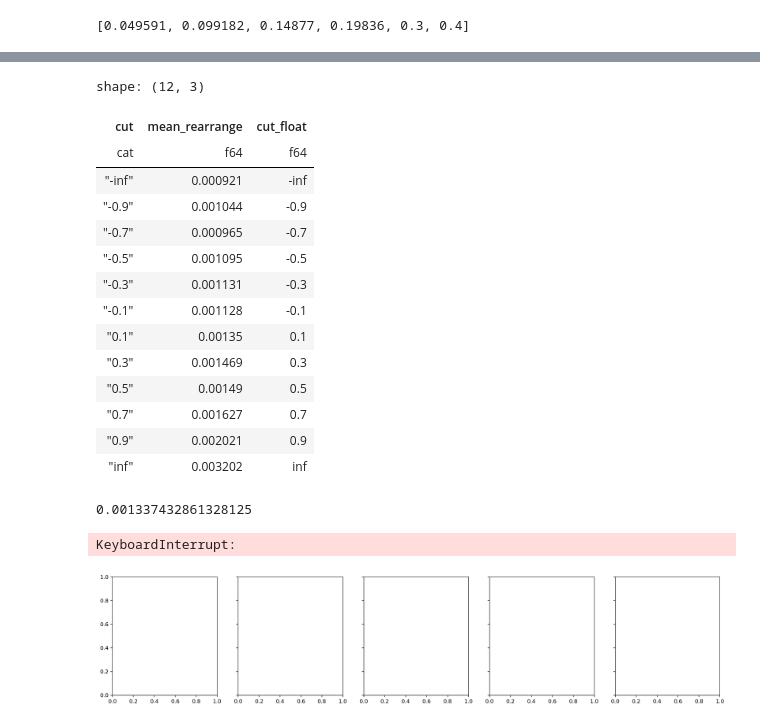
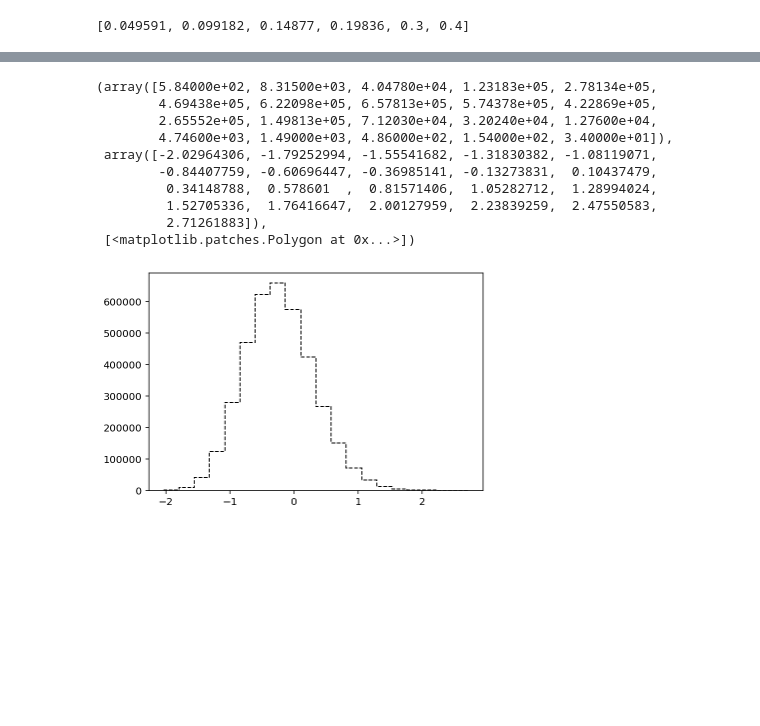
Before and after one commit to ianrgraham/monk, a Jupyter notebook: workflows/2d-osc-shear/notebooks/paper1-v2/paper1-040224-no-shear-short-analyze-phop.ipynb, the cells around one changed output, grey strips where cells are left out. Drawn from its saved outputs; the diff is of its cells as text; code cells hidden in the pictures; blank space fills up the shorter version.

```diff
--- a/workflows/2d-osc-shear/notebooks/paper1-v2/paper1-040224-no-shear-short-analyze-phop.ipynb
+++ b/workflows/2d-osc-shear/notebooks/paper1-v2/paper1-040224-no-shear-short-analyze-phop.ipynb
@@ -222,57 +169,15 @@ In this case, you can replace your `map_elements` with the following:
-# %%
-out.sort(pl.col("cut_float"))
-# %% [output]
-shape: (12, 3)
-| cut | mean_rearrange | cut_float |
-| cat | f64 | f64 |
-| "-inf" | 0.000921 | -inf |
-| "-0.9" | 0.001044 | -0.9 |
-| "-0.7" | 0.000965 | -0.7 |
-| "-0.5" | 0.001095 | -0.5 |
-| "-0.3" | 0.001131 | -0.3 |
-| "-0.1" | 0.001128 | -0.1 |
-| "0.1" | 0.00135 | 0.1 |
-| "0.3" | 0.001469 | 0.3 |
-| "0.5" | 0.00149 | 0.5 |
-| "0.7" | 0.001627 | 0.7 |
-| "0.9" | 0.002021 | 0.9 |
-| "inf" | 0.003202 | inf |
-# %%
-df["rearrange"].mean()
-# %% [output]
-0.001337432861328125
-# %%
-cmap = cm.magma
-norm = colors.Normalize(vmin=0, vmax=0.15)
-
-fig, axs = plt.subplots(1, 5, figsize=(20, 4), sharex=True, sharey=True)
-
-for key, value in output.items():
-    if key.prep == "HTL":
-        ln = ":"
-    else:
-        ln = "-"
-
-    dataset = pl.concat(value)
-    xs = []
-    ys = []df.head()
-
-    temps = [0.019836, 0.049591, 0.099182, 0.14877, 0.19836]
-    i = temps.index(key.temp)
-    ax = axs[i]
-
-    for frame, df in dataset.group_by("frame", maintain_order=True):
-        # print(frame)
-        df = df.explode(["id", "soft"])
-        mean_soft = df["soft"].mean()
-
-        xs.append(frame/40)
-        ys.append(mean_soft)
-    ax.plot(xs, ys, linestyle=ln, color=cmap(norm(key.max_shear)), label=f"{key.prep} {key.max_shear:.2f}")
-
-for ax in axs:
-    ax.set_xlabel("Cycle")
-    ax.set_ylabel("Softness")
-# %% [output]
-KeyboardInterrupt:
-[figure, removed]
+# %%
+h, b = np.histogram(df["soft"], bins=20)
+plt.hist(df["soft"], bins=b, histtype="step", color="k", linestyle="--")
+# %% [output]
+(array([5.84000e+02, 8.31500e+03, 4.04780e+04, 1.23183e+05, 2.78134e+05,
+        4.69438e+05, 6.22098e+05, 6.57813e+05, 5.74378e+05, 4.22869e+05,
+        2.65552e+05, 1.49813e+05, 7.12030e+04, 3.20240e+04, 1.27600e+04,
+        4.74600e+03, 1.49000e+03, 4.86000e+02, 1.54000e+02, 3.40000e+01]),
+ array([-2.02964306, -1.79252994, -1.55541682, -1.31830382, -1.08119071,
+        -0.84407759, -0.60696447, -0.36985141, -0.13273831,  0.10437479,
+         0.34148788,  0.578601  ,  0.81571406,  1.05282712,  1.28994024,
+         1.52705336,  1.76416647,  2.00127959,  2.23839259,  2.47550583,
+         2.71261883]),
+ [<matplotlib.patches.Polygon at 0x...>])
+[figure, added]
```
Also changed, not shown: parts of 8 cells of this notebook, 9 other files.
